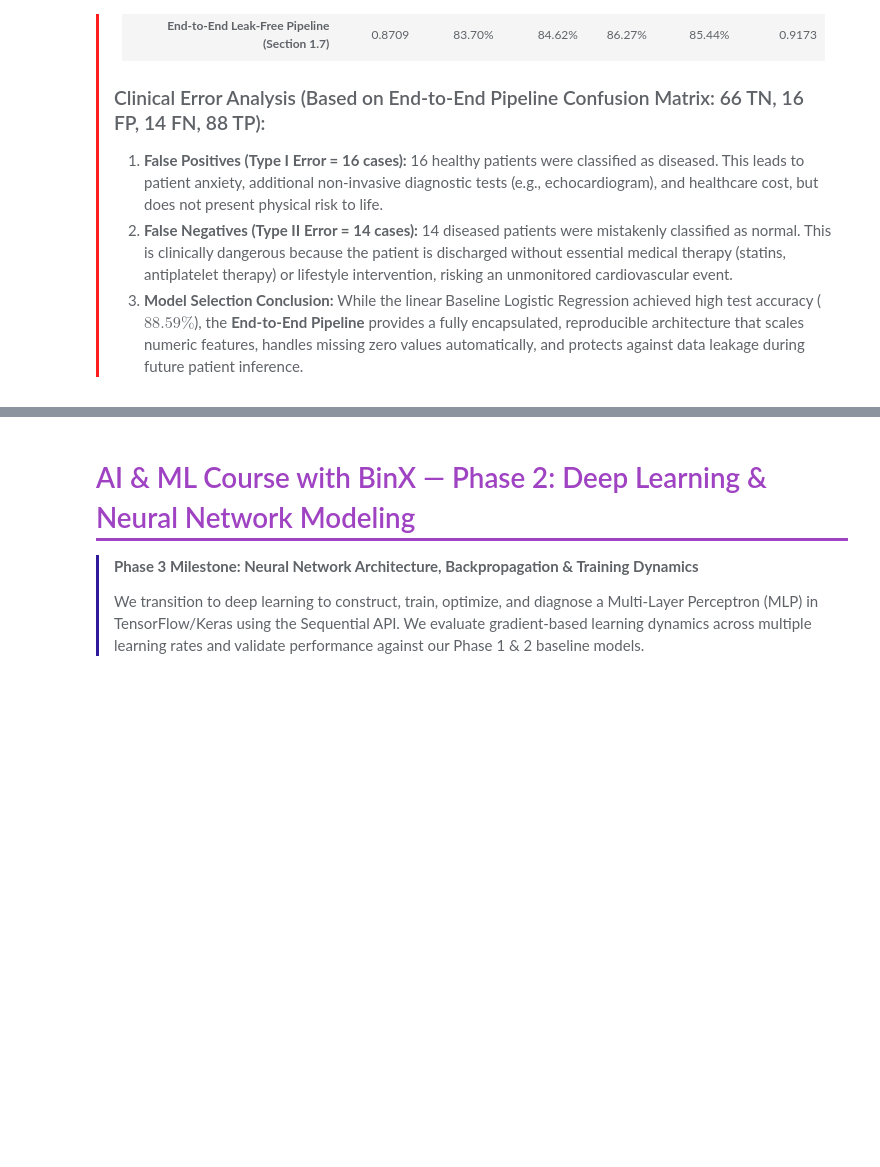
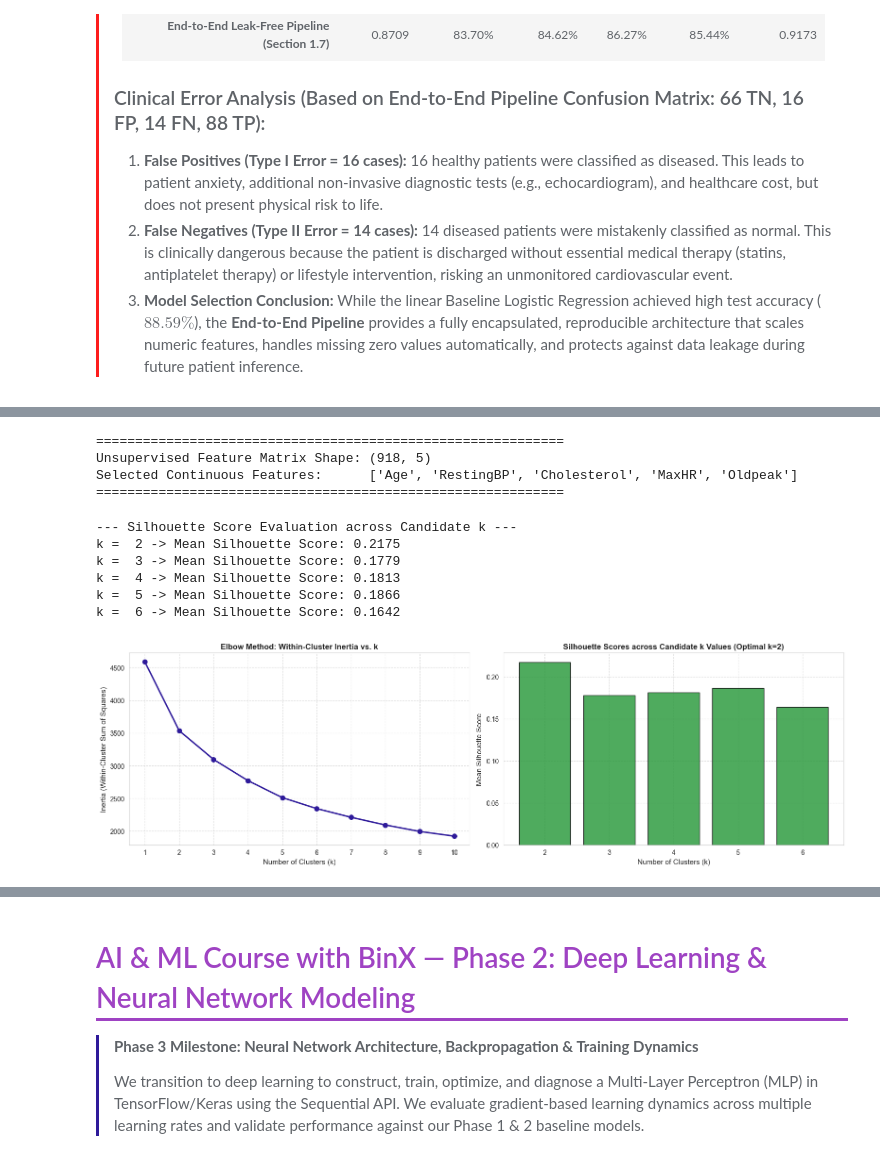
Before and after one commit to Amr-Sheqwara/AI_ML_Internship, a Jupyter notebook: Projects/cardiac_monitoring_project/Notebooks/Cardiac_Patient_Monitoring_System.ipynb, the cells around one changed output, grey strips where cells are left out. Drawn from its saved outputs; the diff is of its cells as text; code cells hidden in the pictures; blank space fills up the shorter version.

```diff
--- a/Projects/cardiac_monitoring_project/Notebooks/Cardiac_Patient_Monitoring_System.ipynb
+++ b/Projects/cardiac_monitoring_project/Notebooks/Cardiac_Patient_Monitoring_System.ipynb
@@ -956,0 +831,74 @@ display(cluster_profiles)
+# %%
+import numpy as np
+import pandas as pd
+import matplotlib.pyplot as plt
+import seaborn as sns
+from sklearn.cluster import KMeans, DBSCAN
+from sklearn.neighbors import NearestNeighbors
+from sklearn.decomposition import PCA
+from sklearn.manifold import TSNE
+from sklearn.preprocessing import StandardScaler
+from sklearn.metrics import silhouette_score
+
+features_clustering = ["Age", "RestingBP", "Cholesterol", "MaxHR", "Oldpeak"]
+X_cluster = df[features_clustering].copy()
+
+X_cluster["RestingBP"] = X_cluster["RestingBP"].replace(0, X_cluster["RestingBP"].median())
+X_cluster["Cholesterol"] = X_cluster["Cholesterol"].replace(0, X_cluster["Cholesterol"].median())
+
+scaler_km = StandardScaler()
+X_cluster_scaled = scaler_km.fit_transform(X_cluster)
+
+print("=" * 60)
+print("Unsupervised Feature Matrix Shape:", X_cluster_scaled.shape)
+print("Selected Continuous Features:     ", features_clustering)
+print("=" * 60)
+# %% [output]
+============================================================
+Unsupervised Feature Matrix Shape: (918, 5)
+Selected Continuous Features:      ['Age', 'RestingBP', 'Cholesterol', 'MaxHR', 'Oldpeak']
+============================================================
+# %%
+k_range = range(1, 11)
+inertias = []
+for k in k_range:
+    km = KMeans(n_clusters=k, random_state=42, n_init=10)
+    km.fit(X_cluster_scaled)
+    inertias.append(km.inertia_)
+
+candidate_k = [2, 3, 4, 5, 6]
+sil_scores = []
+print("--- Silhouette Score Evaluation across Candidate k ---")
+for k in candidate_k:
+    km = KMeans(n_clusters=k, random_state=42, n_init=10)
+    labels = km.fit_predict(X_cluster_scaled)
+    score = silhouette_score(X_cluster_scaled, labels)
+    sil_scores.append(score)
+    print(f"k = {k:2d} -> Mean Silhouette Score: {score:.4f}")
+
+fig, axes = plt.subplots(1, 2, figsize=(16, 5))
+
+axes[0].plot(k_range, inertias, marker="o", color="#2e1a9aff", linewidth=2.2, markersize=7)
+axes[0].set_title("Elbow Method: Within-Cluster Inertia vs. k", fontsize=12, fontweight="bold")
+axes[0].set_xlabel("Number of Clusters (k)", fontsize=11)
+axes[0].set_ylabel("Inertia (Within-Cluster Sum of Squares)", fontsize=11)
+axes[0].set_xticks(list(k_range))
+axes[0].grid(True, linestyle="--", alpha=0.6)
+
+axes[1].bar(candidate_k, sil_scores, color="#309c42ff", edgecolor="black", alpha=0.85)
+axes[1].set_title("Silhouette Scores across Candidate k Values (Optimal k=2)", fontsize=12, fontweight="bold")
+axes[1].set_xlabel("Number of Clusters (k)", fontsize=11)
+axes[1].set_ylabel("Mean Silhouette Score", fontsize=11)
+axes[1].set_xticks(candidate_k)
+axes[1].grid(True, linestyle="--", alpha=0.6)
+
+plt.tight_layout()
+plt.show()
+# %% [output]
+--- Silhouette Score Evaluation across Candidate k ---
+k =  2 -> Mean Silhouette Score: 0.2175
+k =  3 -> Mean Silhouette Score: 0.1779
+k =  4 -> Mean Silhouette Score: 0.1813
+k =  5 -> Mean Silhouette Score: 0.1866
+k =  6 -> Mean Silhouette Score: 0.1642
+[figure, added]
```
Also changed, not shown: parts of 27 cells of this notebook, 3 other files.
